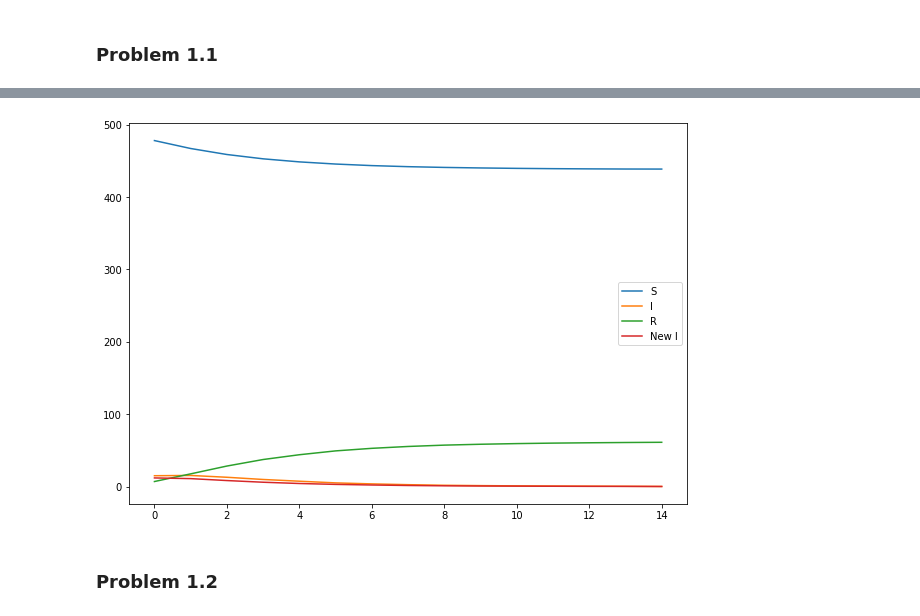
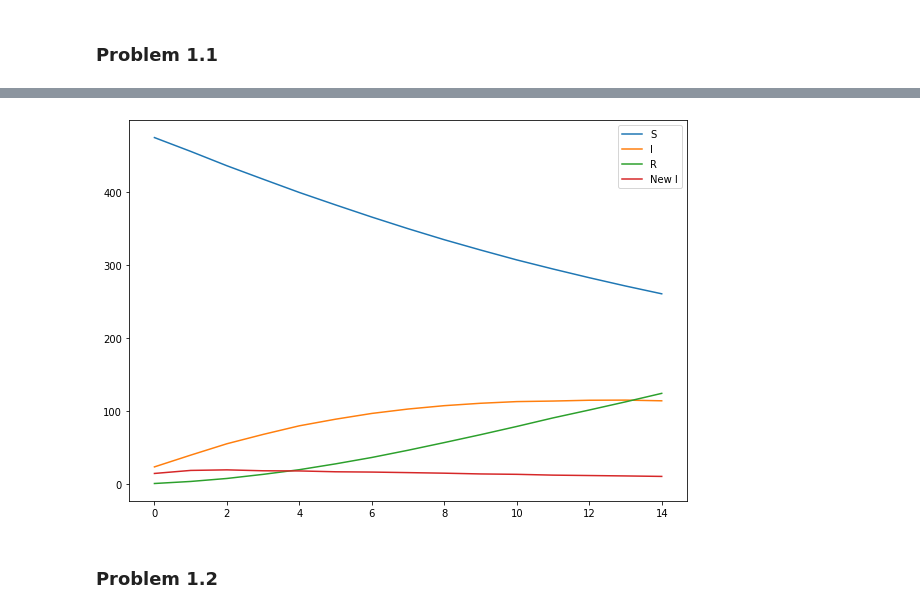
Before and after one commit to RoboTuan/Network-Dynamics-and-Learning, a Jupyter notebook: Homeworks/Hw3/HMW3.ipynb, the cells around one changed output, grey strips where cells are left out. Cells and saved outputs as stored; diff of their text form; code cells hidden in the pictures.

```diff
--- a/Homeworks/Hw3/HMW3.ipynb
+++ b/Homeworks/Hw3/HMW3.ipynb
@@ -62,7 +105,7 @@ def simulate(graph, n_nodes, initial_infected, n_simulations, n_weeks, beta, ro)
           for neighbour in graph.neighbors(node):
             if nodes_configuration[neighbour, 0] == 1:
               m+=1
-          if np.random.random(1)[0] < (1-beta)**m:
+          if np.random.rand() < (1-beta)**m:
             nodes_configuration[node, 1] = 0
             weekly_susceptible_nodes += 1
           else:
@@ -83,7 +126,7 @@ def simulate(graph, n_nodes, initial_infected, n_simulations, n_weeks, beta, ro)
 
         elif nodes_configuration[node, 0] == 1:
 
-          if np.random.random(1)[0]< ro:
+          if np.random.rand() < ro:
             nodes_configuration[node, 1] = 2
             weekly_recovered_nodes += 1
           else:
@@ -120,14 +185,16 @@ def simulate(graph, n_nodes, initial_infected, n_simulations, n_weeks, beta, ro)
 # %%
-# graph, n_nodes, initial_infected, n_simulations, n_weeks, beta, ro
-infected_nodes_avg, susceptible_nodes_avg, recovered_nodes_avg, new_infected_nodes_avg = simulate(k_regular, n_nodes, 10, 100, 15, 0.3, 0.7)
+np.random.seed(0)
+infected_nodes_avg, susceptible_nodes_avg, recovered_nodes_avg, new_infected_nodes_avg = simulate(k_regular, n_nodes, 10, 100, 15, 0.4, 0.1)
 fig, ax = plt.subplots(figsize=(10,7))
 ax.plot(susceptible_nodes_avg, label='S')
 ax.plot(infected_nodes_avg, label='I')
 ax.plot(recovered_nodes_avg, label='R')
 ax.plot(new_infected_nodes_avg, label='New I')
-ax.legend(loc='best');
+ax.legend(loc='best')
+plt.savefig("SIR_ex1_1_change.png")
+plt.show()
 # %% [output]
-[figure, old version]
+[figure, new version]
 # %% [markdown]
 ### Problem 1.2
 # %%
```
Also changed, not shown: parts of 31 cells of this notebook, 9 other files.
